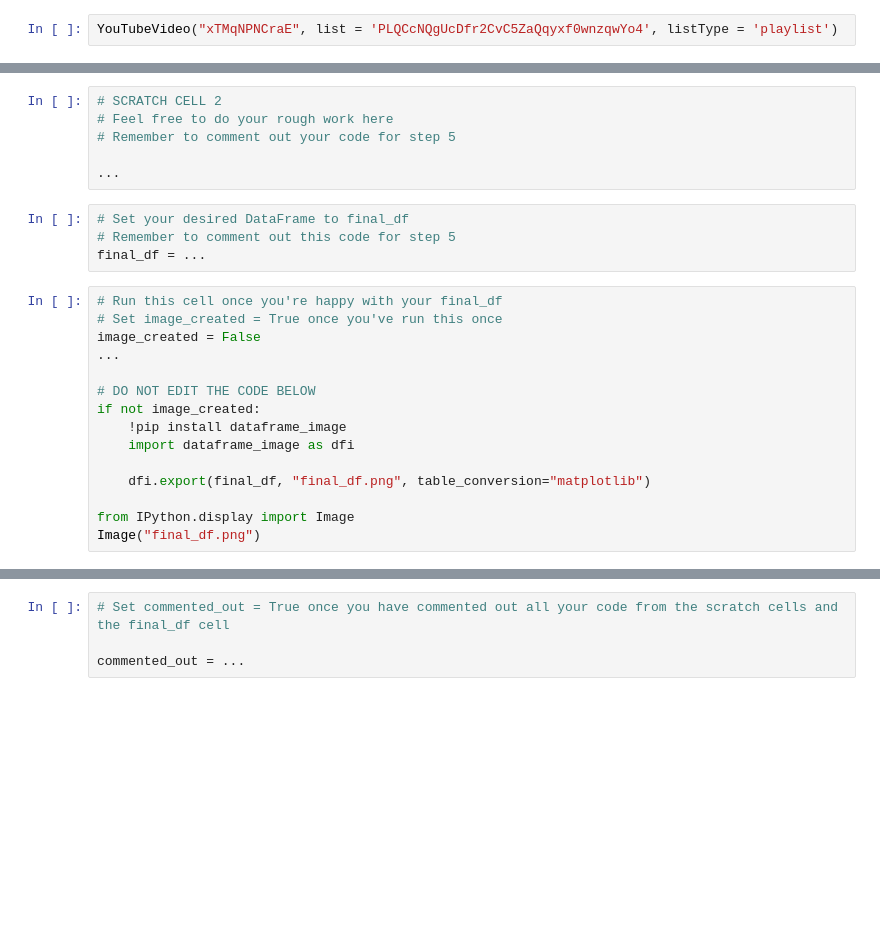
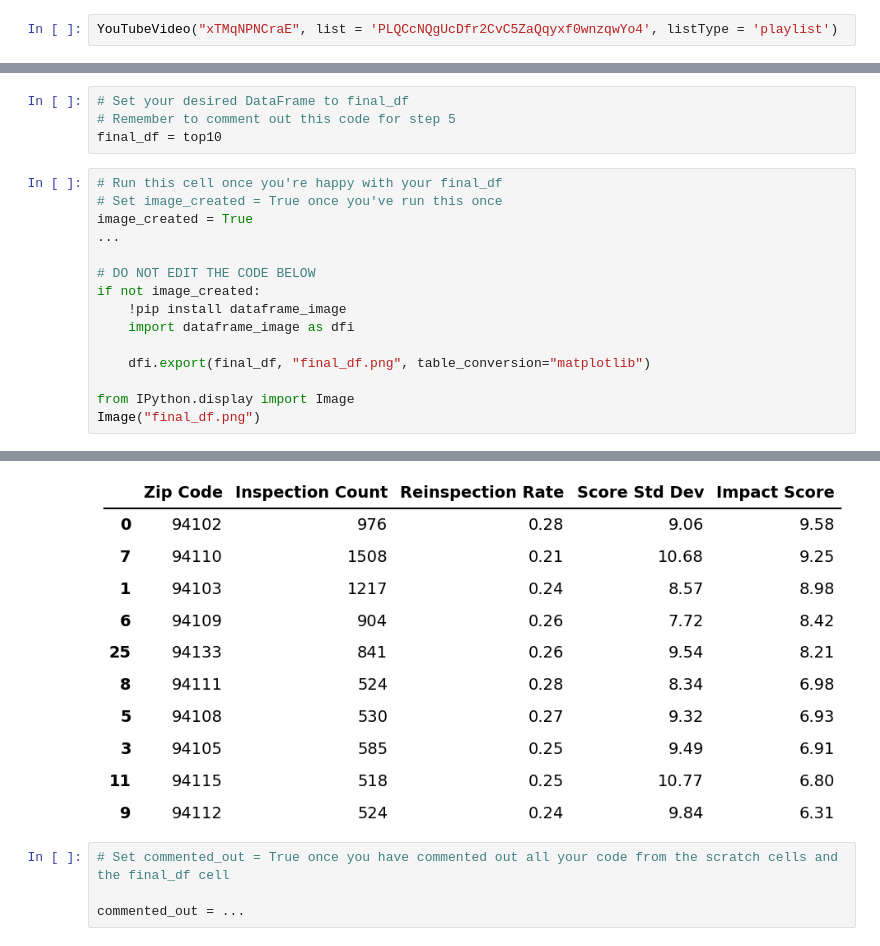
Before and after one commit to zaddle55/sp26-ds100-material, a Jupyter notebook: hw/hw02B/hw02B.ipynb, the cells around one changed output, grey strips where cells are left out. Cells and saved outputs as stored; diff of their text form; blank space fills up the shorter version.

```diff
--- a/hw/hw02B/hw02B.ipynb
+++ b/hw/hw02B/hw02B.ipynb
@@ -698,17 +760,11 @@ YouTubeVideo("xTMqNPNCraE", list = 'PLQCcNQgUcDfr2CvC5ZaQqyxf0wnzqwYo4', listTyp
 # %%
-# SCRATCH CELL 2
-# Feel free to do your rough work here
-# Remember to comment out your code for step 5
-
-...
+# Set your desired DataFrame to final_df
+# Remember to comment out this code for step 5
+final_df = top10
-# %%
-# Set your desired DataFrame to final_df
-# Remember to comment out this code for step 5
-final_df = ...
 # %%
 # Run this cell once you're happy with your final_df
 # Set image_created = True once you've run this once
-image_created = False
+image_created = True
 ...
 
 # DO NOT EDIT THE CODE BELOW
@@ -720,3 +776,4 @@ if not image_created:
 
 from IPython.display import Image
 Image("final_df.png")
+# %% [output]
@@ -723,3 +797,4 @@ Image("final_df.png")
+[figure, added]
 # %%
 # Set commented_out = True once you have commented out all your code from the scratch cells and the final_df cell
 
```
Also changed, not shown: parts of 9 cells of this notebook.
